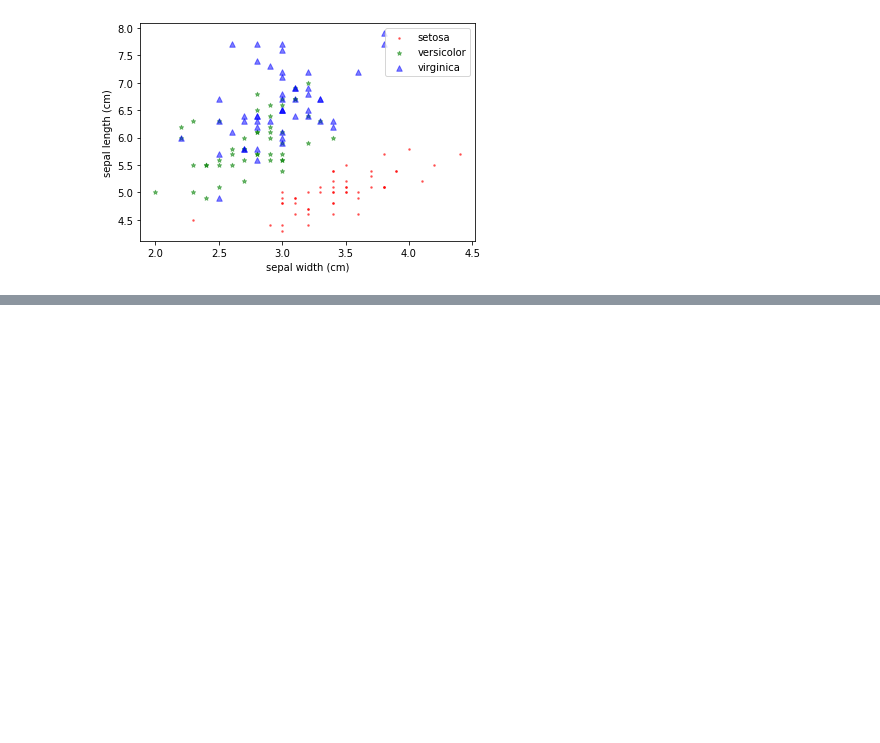
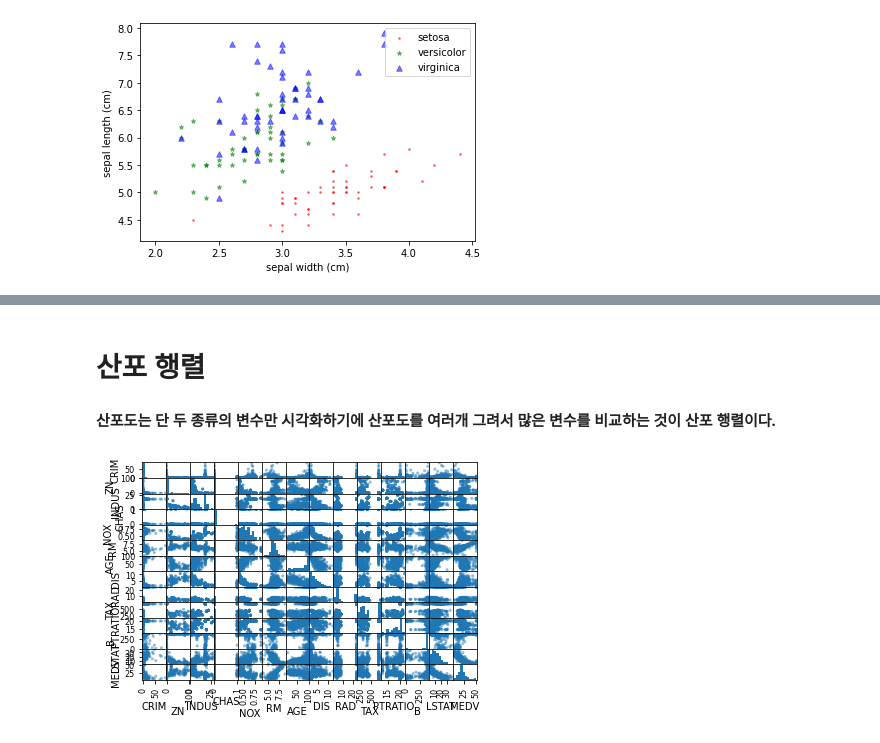
Before and after one commit to sanha9999/Data_Science, a Jupyter notebook: 시각화/iris_dataset.ipynb, the cells around one changed output, grey strips where cells are left out. Saved outputs shown, nothing was run; the diff lists cells and outputs as text; code cells hidden in the pictures; blank space fills up the shorter version.

```diff
--- a/시각화/iris_dataset.ipynb
+++ b/시각화/iris_dataset.ipynb
@@ -141,0 +182,10 @@ plt.show()
+# %% [markdown]
+# 산포 행렬
+#### 산포도는 단 두 종류의 변수만 시각화하기에 산포도를 여러개 그려서 많은 변수를 비교하는 것이 산포 행렬이다.
+# %%
+plt.close()
+from pandas.plotting import scatter_matrix
+scatter_matrix(df)
+plt.show()
+# %% [output]
+[figure, added]
```
Also changed, not shown: parts of 11 cells of this notebook.
